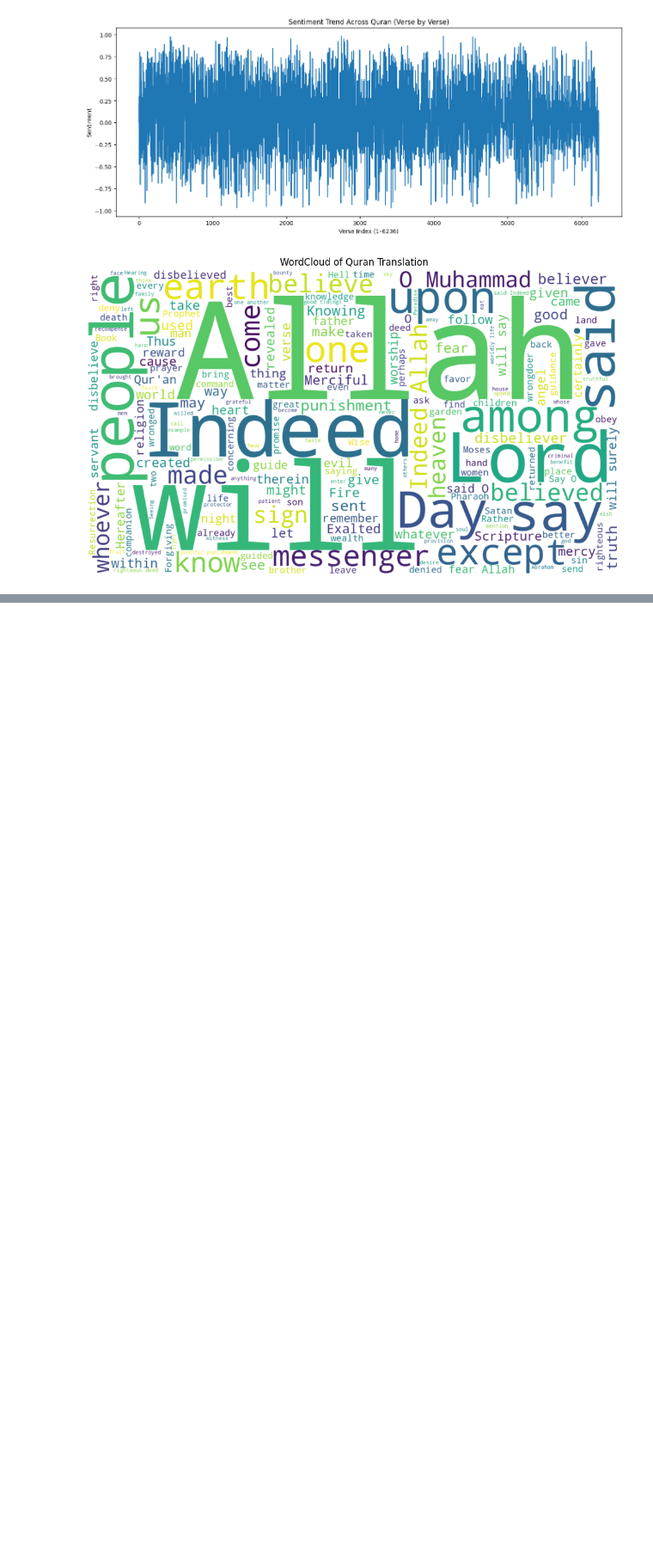
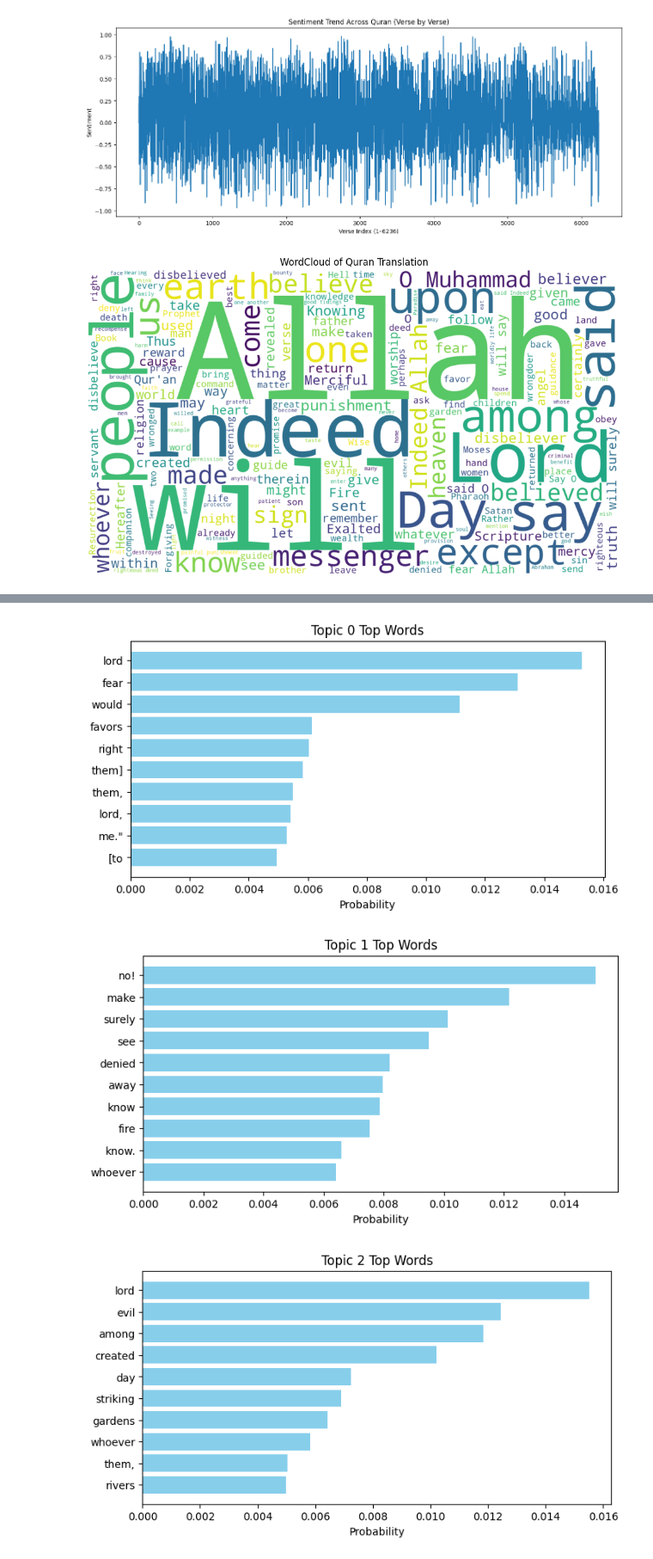
Before and after one commit to umercdkee/AI-Final-Project, a Jupyter notebook: something.ipynb, the cells around one changed output, grey strips where cells are left out. Shown at 86% size. Cells and saved outputs as stored; diff of their text form; code cells hidden in the pictures; blank space fills up the shorter version.

```diff
--- a/something.ipynb
+++ b/something.ipynb
@@ -105,0 +112,17 @@ Generated LDA Topics:
+# %%
+num_words = 10  # top words to show per topic
+
+for topic_id in range(lda.num_topics):
+    topic_terms = lda.show_topic(topic_id, topn=num_words)
+    words = [w for w, _ in topic_terms]
+    probs = [p for _, p in topic_terms]
+
+    plt.figure(figsize=(8,4))
+    plt.barh(words[::-1], probs[::-1], color='skyblue')
+    plt.xlabel("Probability")
+    plt.title(f"Topic {topic_id} Top Words")
+    plt.show()
+# %% [output]
+[figure, added]
+[figure, added]
+[figure, added]
```
Also changed, not shown: parts of 5 cells of this notebook, 6 other files.
